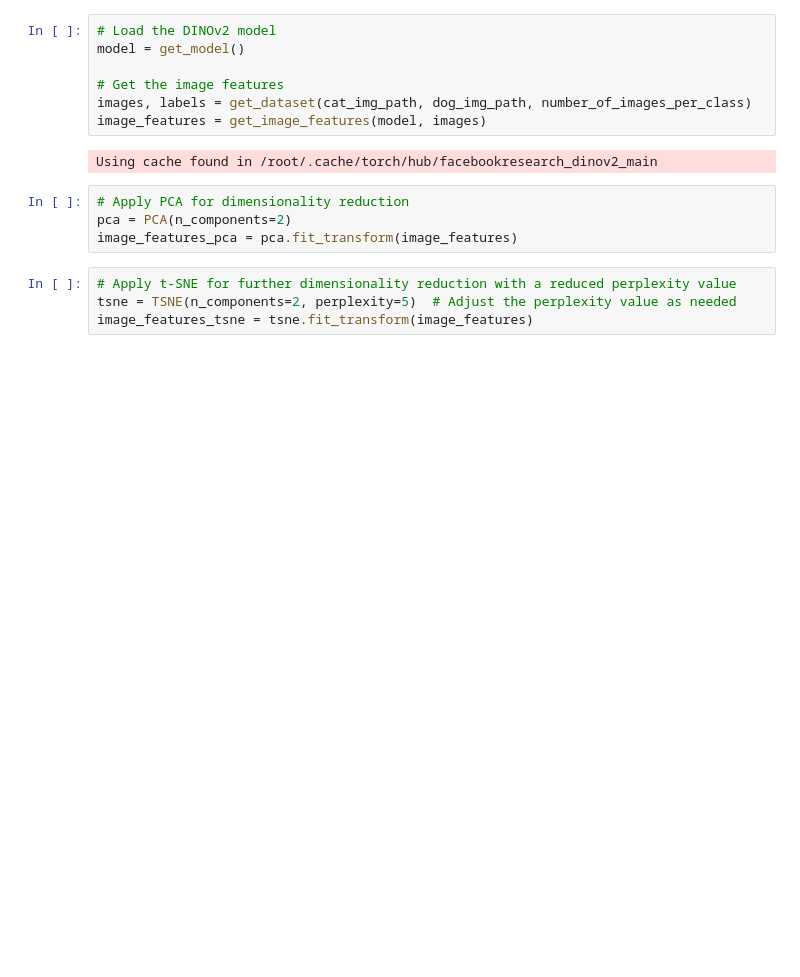
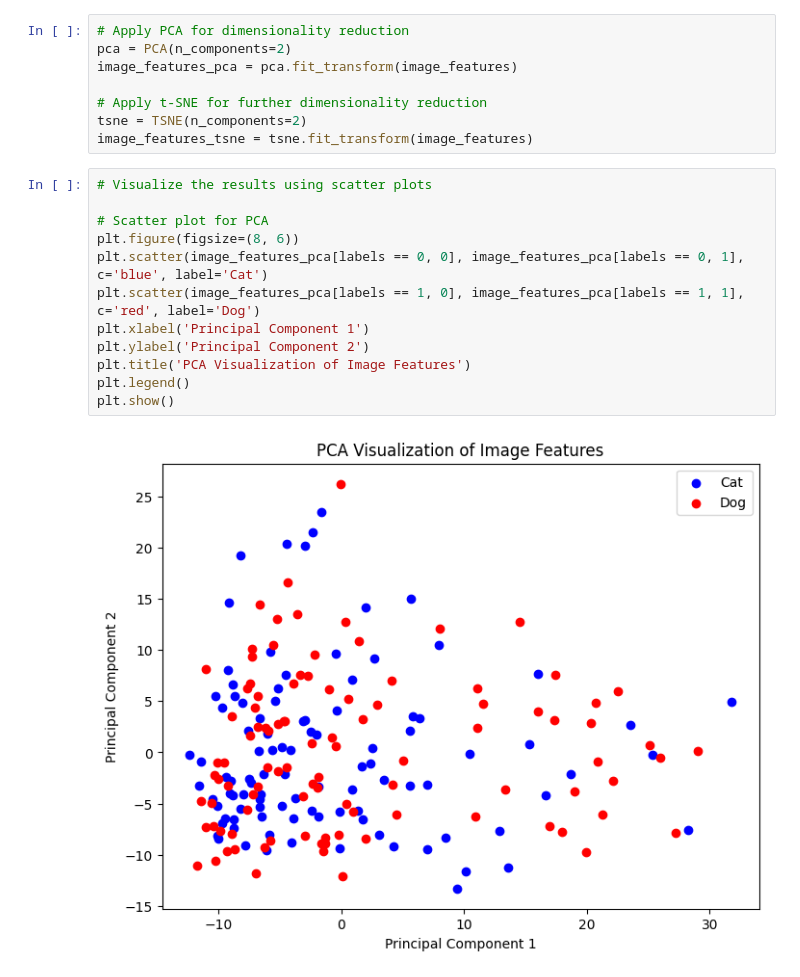
Before and after one commit to mariamzhamakochyan/DINOv2-Image-Analysis-and-Classification, a Jupyter notebook: Untitled1.ipynb, the cells around one changed output. Drawn from its saved outputs; the diff is of its cells as text; blank space fills up the shorter version.

```diff
--- a/Untitled1.ipynb
+++ b/Untitled1.ipynb
@@ -78,17 +90,22 @@ number_of_images_per_class = 100
-# %%
-# Load the DINOv2 model
-model = get_model()
-
-# Get the image features
-images, labels = get_dataset(cat_img_path, dog_img_path, number_of_images_per_class)
-image_features = get_image_features(model, images)
-# %% [output]
-Using cache found in /root/.cache/torch/hub/facebookresearch_dinov2_main
 # %%
 # Apply PCA for dimensionality reduction
 pca = PCA(n_components=2)
 image_features_pca = pca.fit_transform(image_features)
+
+# Apply t-SNE for further dimensionality reduction
+tsne = TSNE(n_components=2)
+image_features_tsne = tsne.fit_transform(image_features)
-# %%
-# Apply t-SNE for further dimensionality reduction with a reduced perplexity value
-tsne = TSNE(n_components=2, perplexity=5)  # Adjust the perplexity value as needed
-image_features_tsne = tsne.fit_transform(image_features)
+# %%
+# Visualize the results using scatter plots
+
+# Scatter plot for PCA
+plt.figure(figsize=(8, 6))
+plt.scatter(image_features_pca[labels == 0, 0], image_features_pca[labels == 0, 1], c='blue', label='Cat')
+plt.scatter(image_features_pca[labels == 1, 0], image_features_pca[labels == 1, 1], c='red', label='Dog')
+plt.xlabel('Principal Component 1')
+plt.ylabel('Principal Component 2')
+plt.title('PCA Visualization of Image Features')
+plt.legend()
+plt.show()
+# %% [output]
+[figure, added]
```
Also changed, not shown: parts of 8 cells of this notebook.
